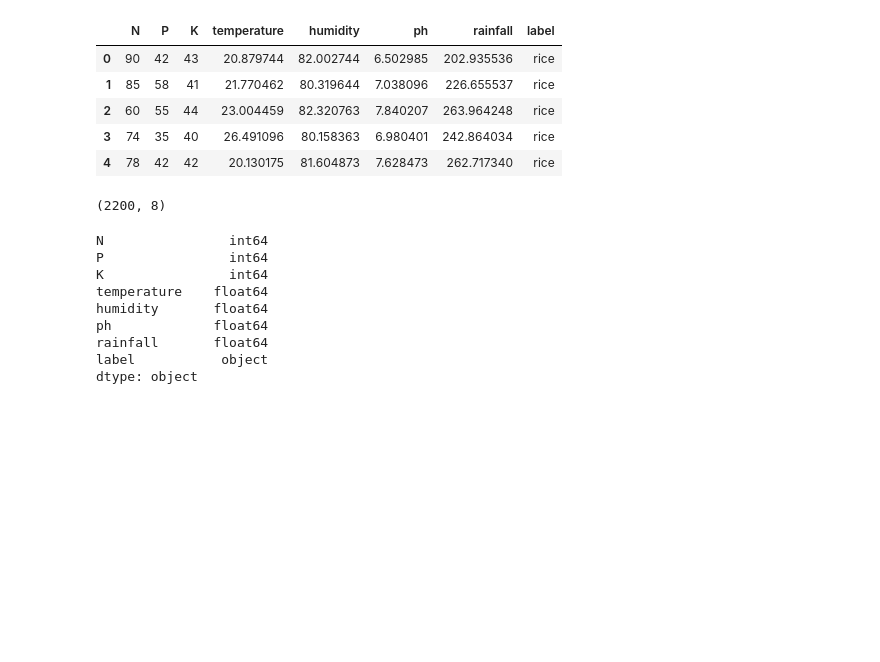
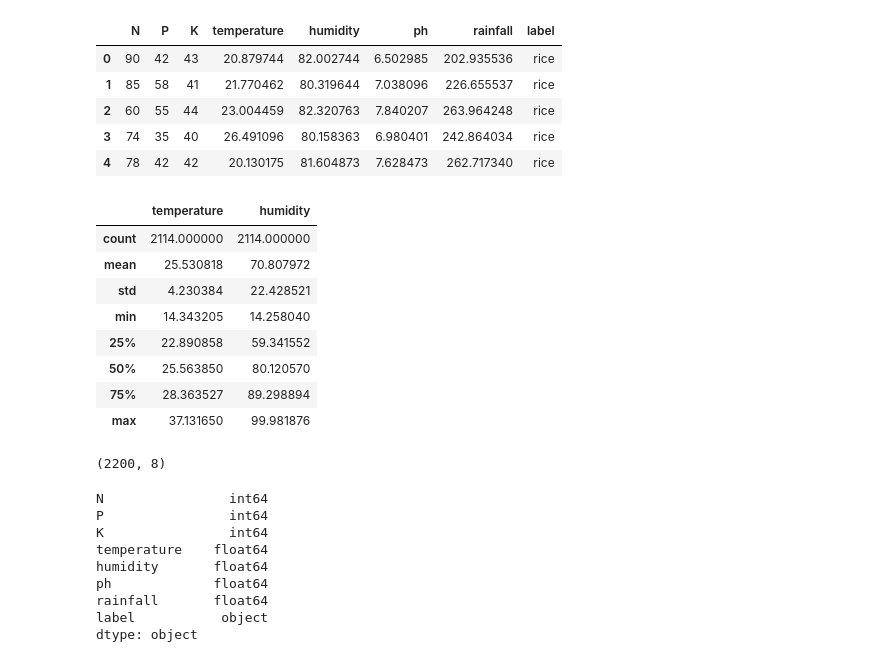
Before and after one commit to NizarArdansyah/Capstone-Project-Machine-Learning, a Jupyter notebook: Crop_recommendation.ipynb, the cells around one changed output. Saved outputs shown, nothing was run; the diff lists cells and outputs as text; code cells hidden in the pictures; blank space fills up the shorter version.

Commit message:
Update data description

```diff
--- a/Crop_recommendation.ipynb
+++ b/Crop_recommendation.ipynb
@@ -20,6 +20,18 @@ data_df.head()
 | 2 | 60 | 55 | 44 | 23.004459 | 82.320763 | 7.840207 | 263.964248 | rice |
 | 3 | 74 | 35 | 40 | 26.491096 | 80.158363 | 6.980401 | 242.864034 | rice |
 | 4 | 78 | 42 | 42 | 20.130175 | 81.604873 | 7.628473 | 262.717340 | rice |
+# %%
+data_df.describe()
+# %% [output]
+|  | temperature | humidity |
+| count | 2114.000000 | 2114.000000 |
+| mean | 25.530818 | 70.807972 |
+| std | 4.230384 | 22.428521 |
+| min | 14.343205 | 14.258040 |
+| 25% | 22.890858 | 59.341552 |
+| 50% | 25.563850 | 80.120570 |
+| 75% | 28.363527 | 89.298894 |
+| max | 37.131650 | 99.981876 |
 # %%
 data_df.shape
 # %% [output]
```
